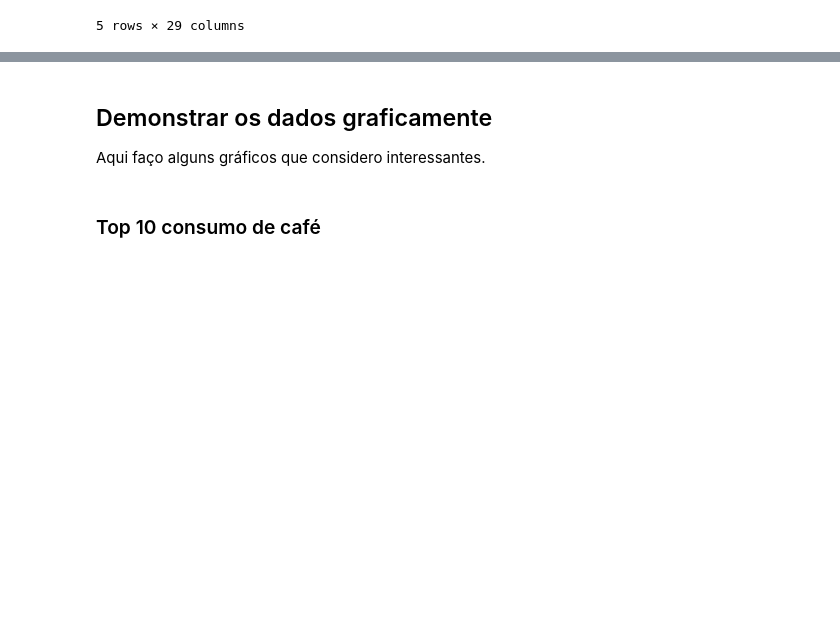
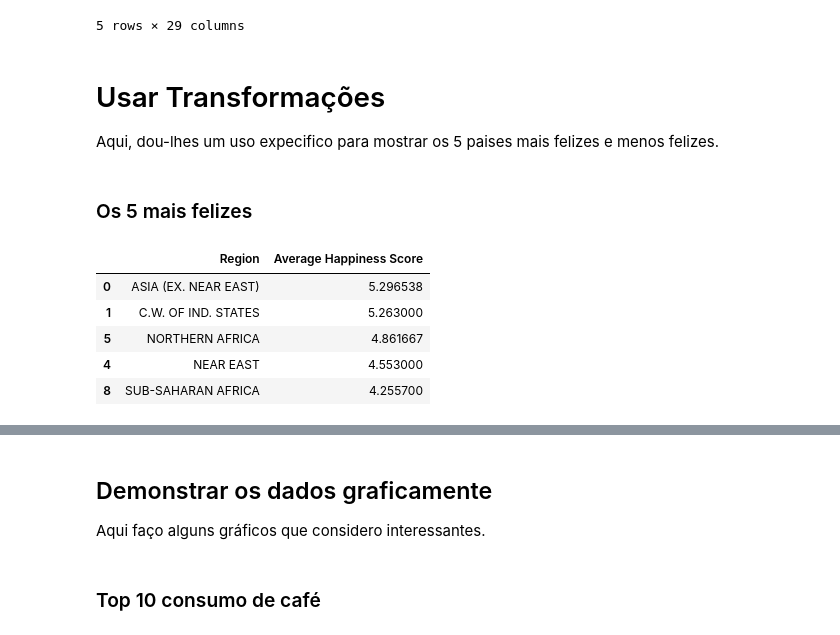
Before and after one commit to nunovivas/TrabalhoFinal, a Jupyter notebook: 04Final.ipynb, the cells around one changed output, grey strips where cells are left out. Drawn from its saved outputs; the diff is of its cells as text; code cells hidden in the pictures; blank space fills up the shorter version.

```diff
--- a/04Final.ipynb
+++ b/04Final.ipynb
@@ -77,3 +77,25 @@ dfMergedHappiness.head()
 | 3 | benin | SUB-SAHARAN AFRICA | 7862944 | 112620 | 69,8 | 0,11 | ... |
 | 4 | bolivia | LATIN AMER. & CARIB | 8989046 | 1098580 | 8,2 | 0,00 | ... |
 5 rows × 29 columns
+# %% [markdown]
+# Usar Transformações
+
+Aqui, dou-lhes um uso expecifico para mostrar os 5 paises mais felizes e menos felizes.
+# %% [markdown]
+### Os 5 mais felizes
+# %%
+# Use a transformation to create a new DataFrame that contains the average happiness score for each region
+dfindexRegionHappiness = dfMergedHappiness.groupby('Region')['Score'].mean().reset_index()
+# Rename the 'Score' column to 'Average Happiness Score'
+dfindexRegionHappiness.rename(columns={'Score': 'Average Happiness Score'}, inplace=True)
+# Order it in descending order
+dfindexRegionHappiness = dfindexRegionHappiness.sort_values(by='Average Happiness Score', ascending=False)
+# Display the top 5 happiest regions
+dfindexRegionHappiness.head()
+# %% [output]
+|  | Region | Average Happiness Score |
+| 0 | ASIA (EX. NEAR EAST) | 5.296538 |
+| 1 | C.W. OF IND. STATES | 5.263000 |
+| 5 | NORTHERN AFRICA | 4.861667 |
+| 4 | NEAR EAST | 4.553000 |
+| 8 | SUB-SAHARAN AFRICA | 4.255700 |
```
Also changed, not shown: parts of 2 cells of this notebook, 1 other file.
